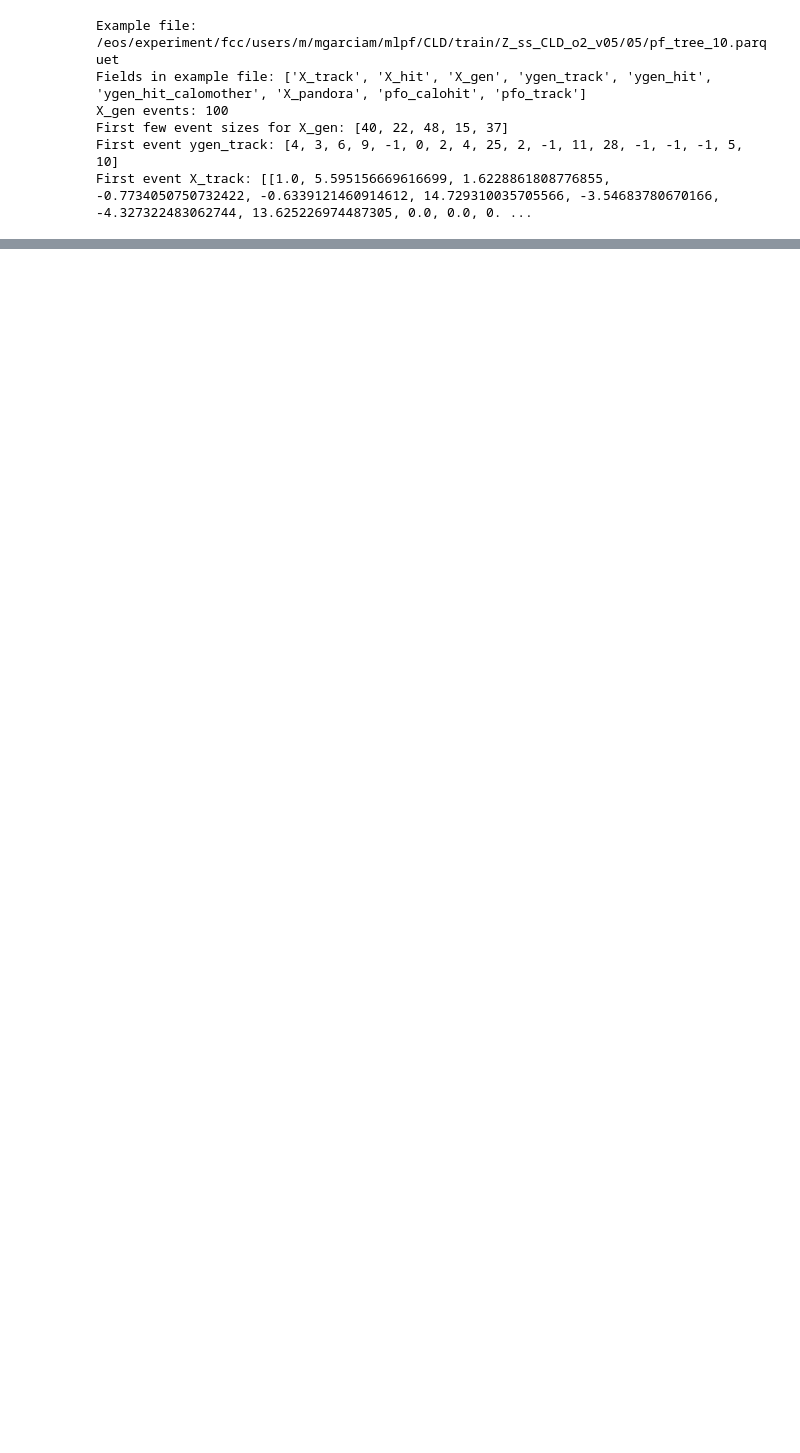
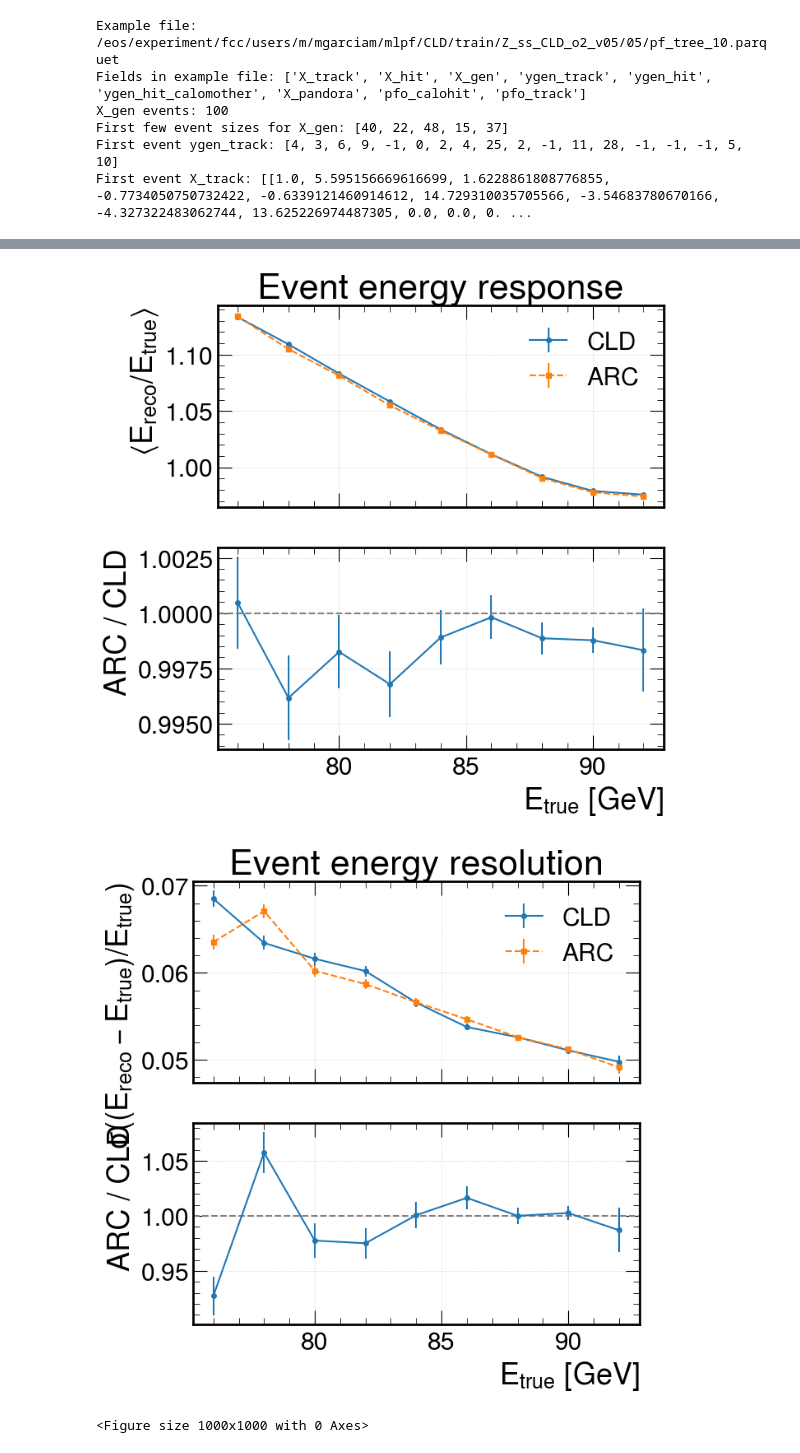
Before and after one commit to vincentriechers/mlpf, a Jupyter notebook: notebooks/00_my_notebooks/01_tracking_performance.ipynb, the cells around one changed output, grey strips where cells are left out. Saved outputs shown, nothing was run; the diff lists cells and outputs as text; code cells hidden in the pictures; blank space fills up the shorter version.

```diff
--- a/notebooks/00_my_notebooks/01_tracking_performance.ipynb
+++ b/notebooks/00_my_notebooks/01_tracking_performance.ipynb
@@ -1380,0 +1860,19 @@ plot_resolution_vs_theta(
+# %%
+# 1) CLD: auto-Binning
+res_E_cld = compute_event_energy_resolution_binned_fixed_width(
+    CLD_DIR,
+    n_files=1000,
+    bin_width=2.0,
+    allowed_subdets=[1, 2],
+    min_entries_fit=40,
+)
+
+# 2) ARC: gleiche Bins vorgeben
+res_E_arc = compute_event_energy_resolution_binned_fixed_width(
+    ARC_DIR,
+    n_files=1000,
+    bin_width=2.0,  # wird ignoriert, weil E_true_bins gesetzt
+    allowed_subdets=[1, 2],
+    min_entries_fit=40,
+    E_true_bins=res_E_cld["E_true_bins"],   # <--- wichtig
+)
@@ -1380,0 +2123,21 @@ plot_resolution_vs_theta(
+# %%
+plot_event_energy_response(
+    res_E_cld,
+    res_E_arc,
+)
+
+plot_event_energy_resolution(
+    res_E_cld,
+    res_E_arc,
+)
+# Beispiel: aus deiner compute_event_energy_resolution-Funktion
+plot_true_vs_reco_hist(
+    res_E_cld["E_true_events"],
+    res_E_cld["E_reco_events"],
+    res_E_arc["E_true_events"],
+    res_E_arc["E_reco_events"]
+)
+# %% [output]
+[figure, added]
+[figure, added]
+<Figure size 1000x1000 with 0 Axes>
```
Also changed, not shown: parts of 47 cells of this notebook, 3 other files.
